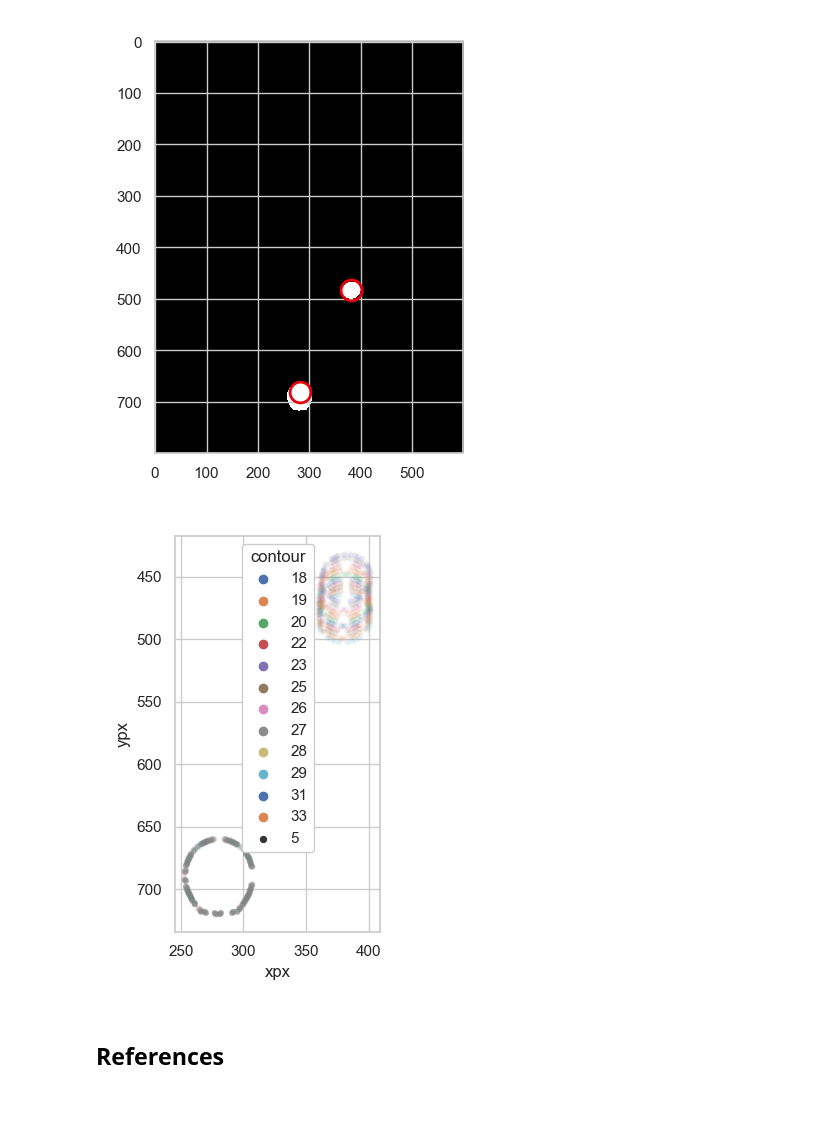
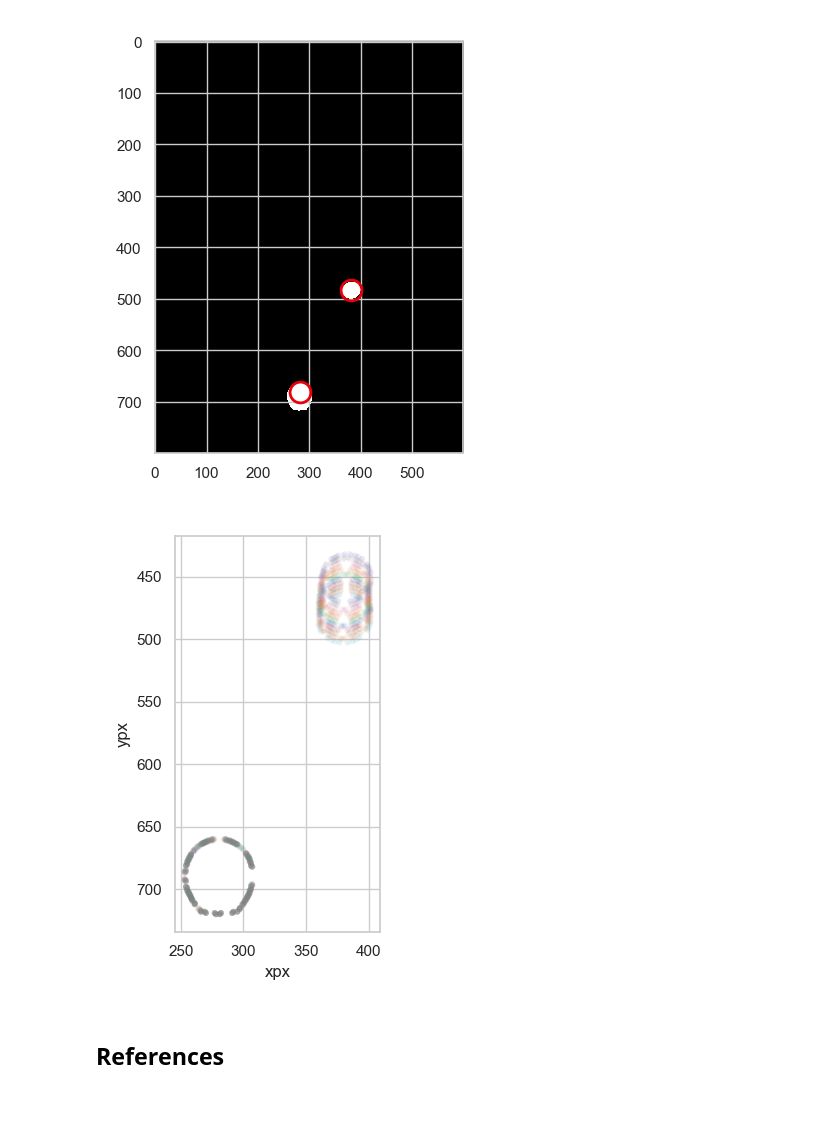
Before and after one commit to sourcery-ai-experiments/boilercv, a Jupyter notebook: docs/examples/tracks.ipynb, the cells around one changed output. Drawn from its saved outputs; the diff is of its cells as text; code cells hidden in the pictures.

Commit message:
Remove qualitative legend

```diff
--- a/docs/examples/tracks.ipynb
+++ b/docs/examples/tracks.ipynb
@@ -36,34 +36,35 @@ frames = IDX[0:50, :]
 df = (
     get_contours_df(EXAMPLE_UNOBSRUCTED_VIDEO)
     .loc[pd.IndexSlice[frame, :, :], :]
     .assign(
         **{
             "count": lambda df: df.loc[IDX[:, :], :]
             .groupby(level=("frame", "contour"))
             .count()[YPX]
         }
     )
 )
 df = df[df["count"] > 40].drop(columns="count")
 first_frame_contours = df.loc[frames, ["xpx", "ypx"]]
 fig, ax = plt.subplots()
 ax.invert_yaxis()
 ax.set_aspect("equal")
 
 with catch_warnings(category=UserWarning, action="ignore"):
     sns.scatterplot(
         ax=ax,
         data=first_frame_contours,
         x="xpx",
         y="ypx",
         hue="contour",
         size=5,
         edgecolor="none",
         alpha=0.1,
         palette=sns.color_palette("deep"),
+        legend=False,  # type: ignore  # pyright 1.1.311
     )
 # %% [output]
-[figure, old version]
+[figure, new version]
 # %% [markdown]
 ## References
 
```
